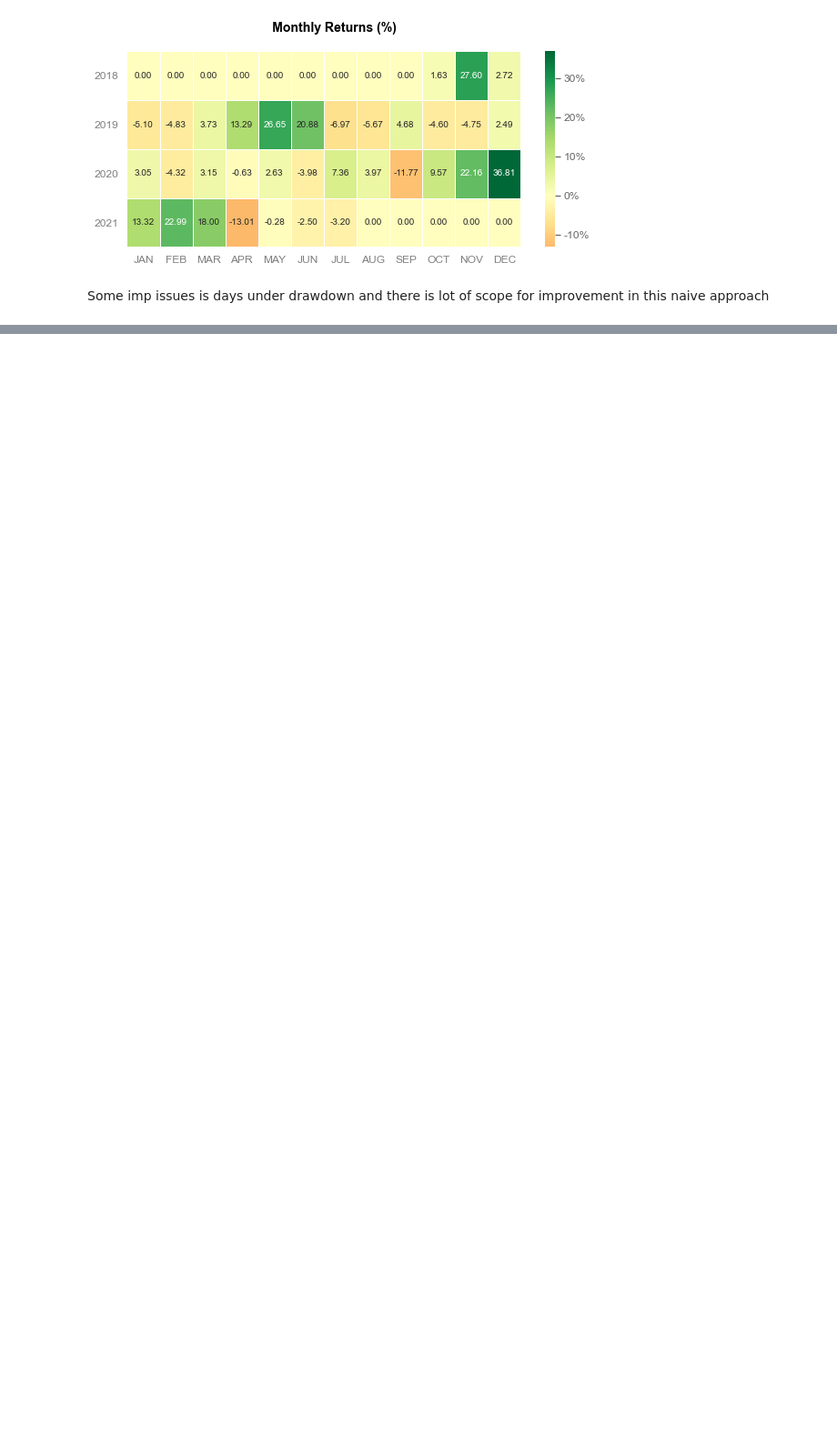
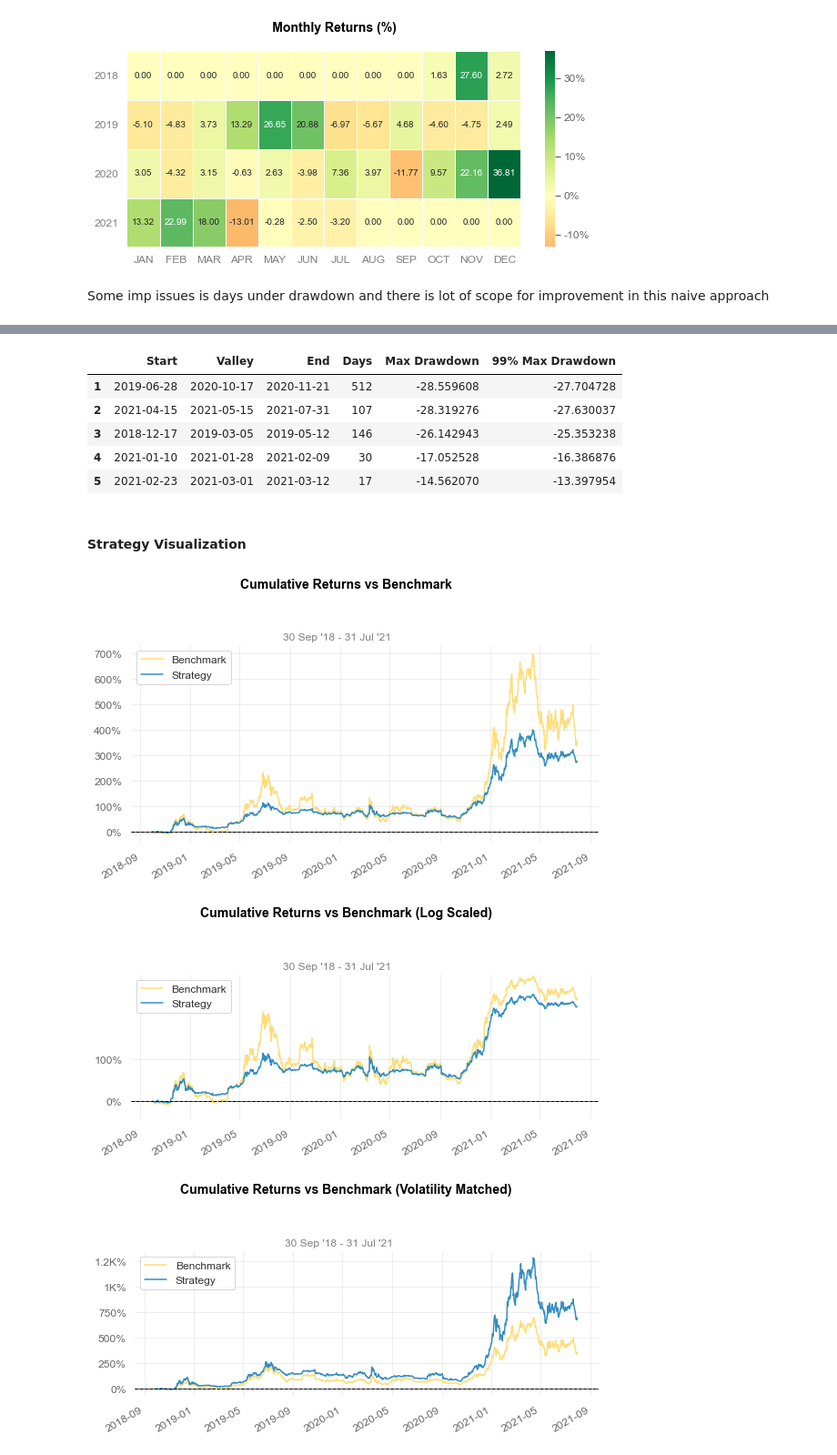
Before and after one commit to duggar/exercise, a Jupyter notebook: case2_bnb_analytics.ipynb, the cells around one changed output, grey strips where cells are left out. Shown at 91% size. Drawn from its saved outputs; the diff is of its cells as text; code cells hidden in the pictures; blank space fills up the shorter version.

```diff
--- a/case2_bnb_analytics.ipynb
+++ b/case2_bnb_analytics.ipynb
@@ -225,3 +229,6 @@ Strategy Visualization
 [figure]
 # %% [markdown]
 Some imp issues is days under drawdown and there is lot of scope for improvement in this naive approach
+# %%
+qs.reports.full(df['overlayed_pos_txn'],df['strategy_with_txn'])
+# %% [output]
@@ -227,0 +255,10 @@ Some imp issues is days under drawdown and there is lot of scope for improvement
+|  | Start | Valley | End | Days | Max Drawdown | 99% Max Drawdown |
+| 1 | 2019-06-28 | 2020-10-17 | 2020-11-21 | 512 | -28.559608 | -27.704728 |
+| 2 | 2021-04-15 | 2021-05-15 | 2021-07-31 | 107 | -28.319276 | -27.630037 |
+| 3 | 2018-12-17 | 2019-03-05 | 2019-05-12 | 146 | -26.142943 | -25.353238 |
+| 4 | 2021-01-10 | 2021-01-28 | 2021-02-09 | 30 | -17.052528 | -16.386876 |
+| 5 | 2021-02-23 | 2021-03-01 | 2021-03-12 | 17 | -14.562070 | -13.397954 |
+Strategy Visualization
+[figure, added]
+[figure, added]
+[figure, added]
```
Also changed, not shown: parts of 3 cells of this notebook, 3 other files.
